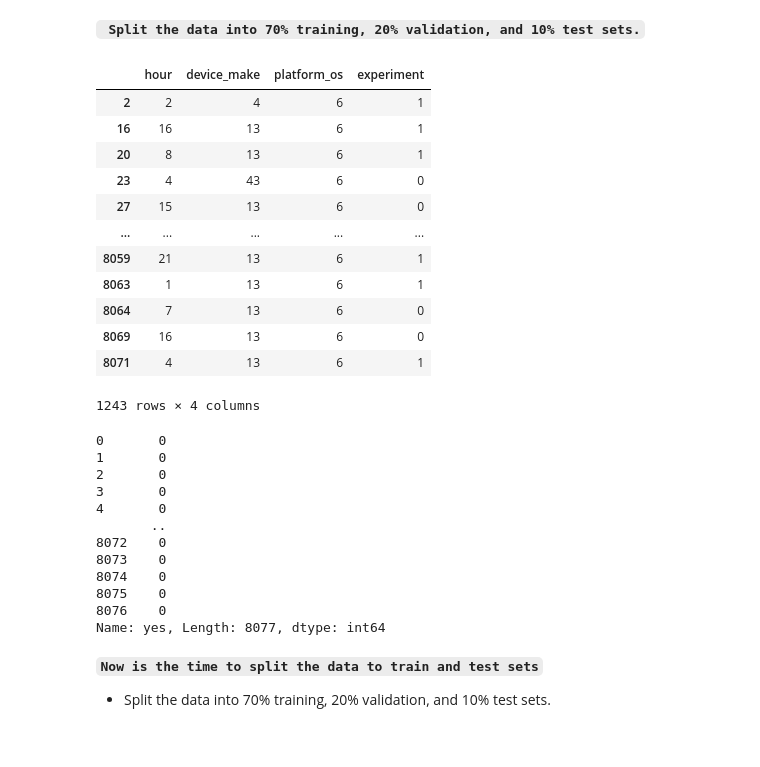
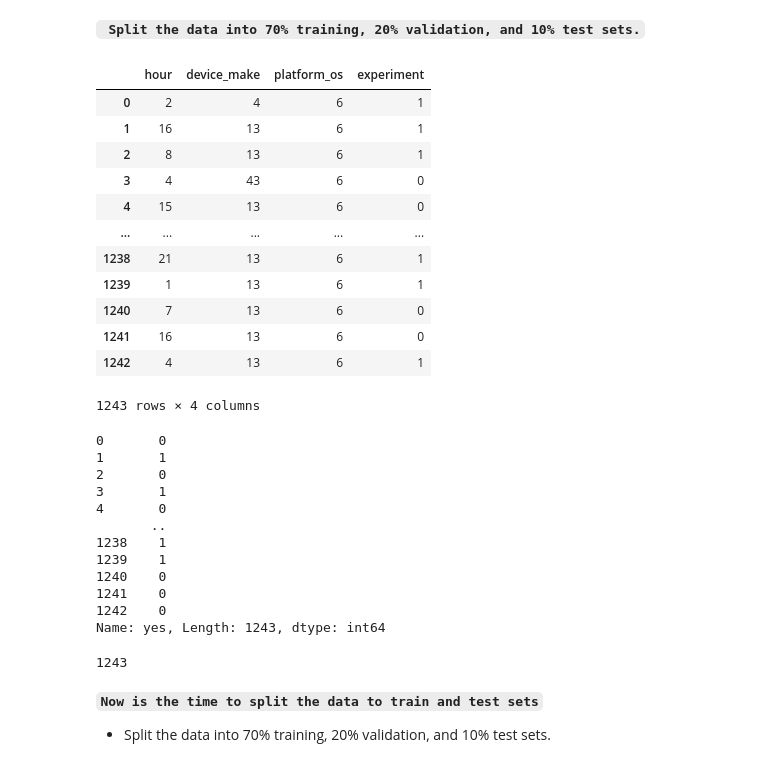
Before and after one commit to 10-Academy-Group-2/AB-Testing-Ad-campaign-performance-P, a Jupyter notebook: notebooks/abtest-mlops.ipynb, the cells around one changed output. Cells and saved outputs as stored; diff of their text form; code cells hidden in the pictures.

```diff
--- a/notebooks/abtest-mlops.ipynb
+++ b/notebooks/abtest-mlops.ipynb
@@ -284,4 +291,5 @@ df_platform_non_num
 1243 rows × 7 columns
 # %%
 # '../data/AdSmartABdata.csv'
-df_platform_non_num.to_csv('../data/AdSmartABdata_platform.csv')
+df_plf=pd.read_csv('../data/AdSmartABdata_platform.csv',)
+df_plf
@@ -297,41 +319,45 @@ df_platform_non_num.to_csv('../data/AdSmartABdata_platform.csv')
 # %% [markdown]
 <b>` Split the data into 70% training, 20% validation, and 10% test sets.`</b>
 # %%
-df_platform_non_num.columns
 
-X= df_platform_non_num[['hour', 'device_make', 'platform_os', 'experiment']]
+X= df_plf[['hour', 'device_make', 'platform_os', 'experiment']]
+# X= df_plf[['hour', 'device_make']]
 X
 # %% [output]
 |  | hour | device_make | platform_os | experiment |
-| 2 | 2 | 4 | 6 | 1 |
-| 16 | 16 | 13 | 6 | 1 |
-| 20 | 8 | 13 | 6 | 1 |
-| 23 | 4 | 43 | 6 | 0 |
-| 27 | 15 | 13 | 6 | 0 |
+| 0 | 2 | 4 | 6 | 1 |
+| 1 | 16 | 13 | 6 | 1 |
+| 2 | 8 | 13 | 6 | 1 |
+| 3 | 4 | 43 | 6 | 0 |
+| 4 | 15 | 13 | 6 | 0 |
 | ... | ... | ... | ... | ... |
-| 8059 | 21 | 13 | 6 | 1 |
-| 8063 | 1 | 13 | 6 | 1 |
-| 8064 | 7 | 13 | 6 | 0 |
-| 8069 | 16 | 13 | 6 | 0 |
-| 8071 | 4 | 13 | 6 | 1 |
+| 1238 | 21 | 13 | 6 | 1 |
+| 1239 | 1 | 13 | 6 | 1 |
+| 1240 | 7 | 13 | 6 | 0 |
+| 1241 | 16 | 13 | 6 | 0 |
+| 1242 | 4 | 13 | 6 | 1 |
 1243 rows × 4 columns
 # %%
 # Define Y (This is the value we will predict)
-y = df["yes"]
+y = df_plf["yes"]
 y
 # %% [output]
 0       0
-1       0
+1       1
 2       0
-3       0
+3       1
 4       0
        ..
-8072    0
-8073    0
-8074    0
-8075    0
-8076    0
-Name: yes, Length: 8077, dtype: int64
+1238    1
+1239    1
+1240    0
+1241    0
+1242    0
+Name: yes, Length: 1243, dtype: int64
+# %%
+y.size
+# %% [output]
+1243
 # %% [markdown]
 <b>`Now is the time to split the data to train and test sets`<b>
 - Split the data into 70% training, 20% validation, and 10% test sets.
```
Also changed, not shown: parts of 26 cells of this notebook.
